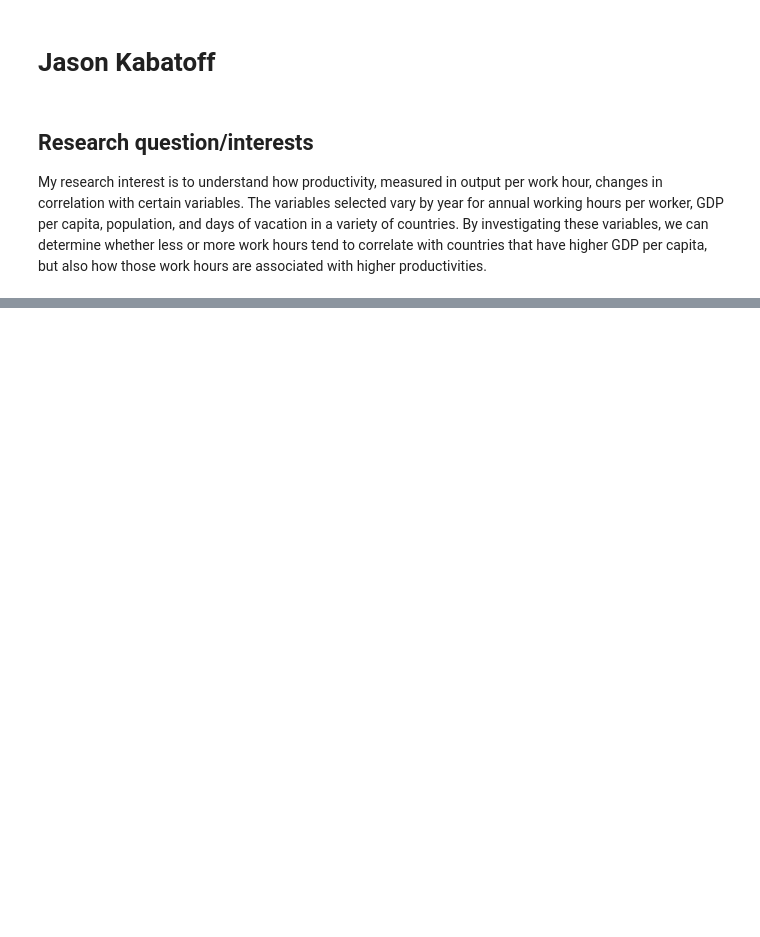
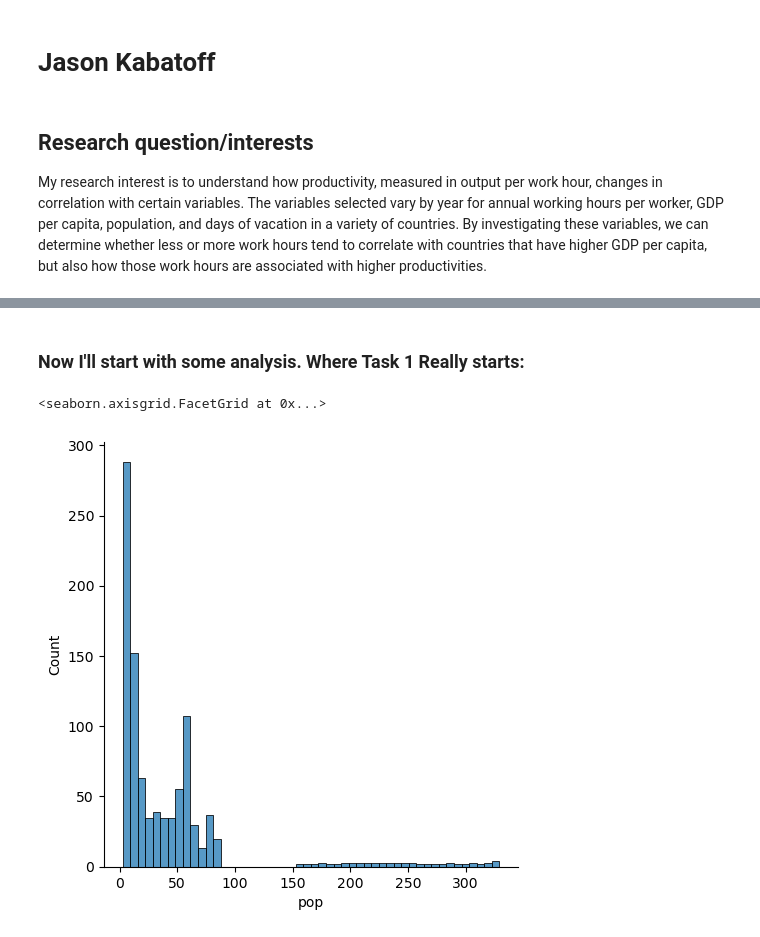
Before and after one commit to ubco-W2022T1-cosc301/project-group17, a Jupyter notebook: notebooks/analysis1.ipynb, the cells around one changed output, grey strips where cells are left out. Saved outputs shown, nothing was run; the diff lists cells and outputs as text; code cells hidden in the pictures; blank space fills up the shorter version.

Commit message:
Finished method chaining. Created a new functions file - functions_1

```diff
--- a/notebooks/analysis1.ipynb
+++ b/notebooks/analysis1.ipynb
@@ -129,0 +40,5 @@ sns.jointplot(x = 'Vacation Days', y = 'Entity', data = df)
+# %%
+df = pd.merge(df_data, df_vac, how='left', on = ['country', 'year'])
+df = df.fillna(method='ffill')
+df = df.dropna()
+print(df)
@@ -129,0 +71,2 @@ sns.jointplot(x = 'Vacation Days', y = 'Entity', data = df)
+# %%
+df.rename(columns={ 'Days of vacation and holidays for full-time production workers in non-agricultural activities (Huberman & Minns 2007)': 'vacation days'}, inplace=True)
@@ -129,0 +91,7 @@ sns.jointplot(x = 'Vacation Days', y = 'Entity', data = df)
+# %%
+df['gdp per capita'] = df['rgdpe']/df['pop']
+df['productivity'] = df['gdp per capita']/df['avh']
+# %%
+df = df[['country', 'year', 'pop', 'avh', 'rgdpe', 'gdp per capita', 'vacation days', 'productivity']]
+df.head()
+#Looks good!
@@ -129,0 +105,9 @@ sns.jointplot(x = 'Vacation Days', y = 'Entity', data = df)
+# %% [markdown]
+### Now I'll start with some analysis. Where Task 1 Really starts:
+# %%
+#Most of our data is looking at countries/years with populations of less than 100million,
+#while a few exceptions are in the >100 million population range
+sns.displot(df['pop'], bins = 50)
+# %% [output]
+<seaborn.axisgrid.FacetGrid at 0x...>
+[figure, added]
```
Also changed, not shown: parts of 39 cells of this notebook, 3 other files.
